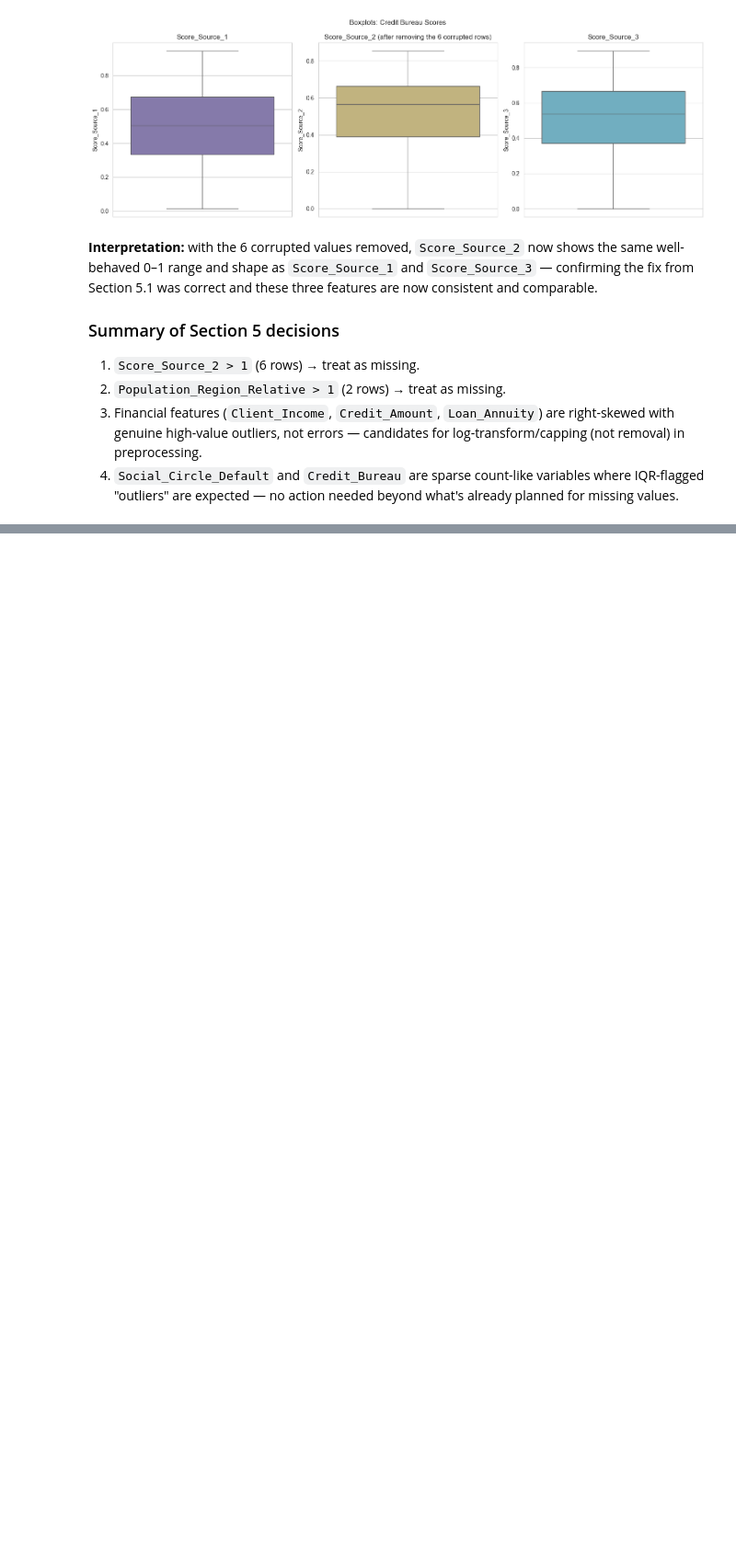
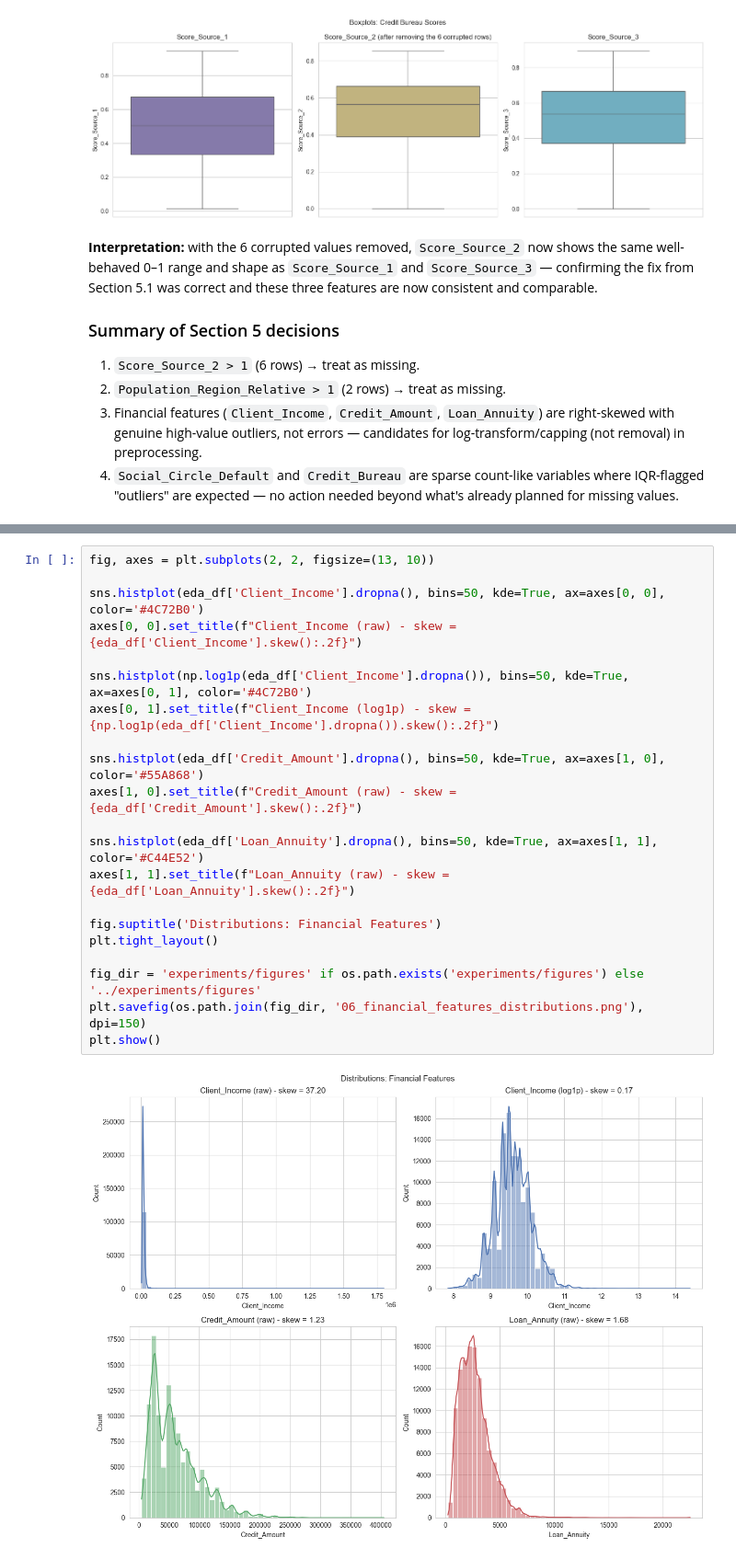
Before and after one commit to Pasiya990/FDM-AutoMobile_Loan_Default_Modelling, a Jupyter notebook: notebooks/02_eda.ipynb, the cells around one changed output, grey strips where cells are left out. Shown at 92% size. Cells and saved outputs as stored; diff of their text form; blank space fills up the shorter version.

Commit message:
Add EDA section 6: univariate distributions for numeric and categorical features

```diff
--- a/notebooks/02_eda.ipynb
+++ b/notebooks/02_eda.ipynb
@@ -416,0 +427,23 @@ plt.show()
+# %%
+fig, axes = plt.subplots(2, 2, figsize=(13, 10))
+
+sns.histplot(eda_df['Client_Income'].dropna(), bins=50, kde=True, ax=axes[0, 0], color='#4C72B0')
+axes[0, 0].set_title(f"Client_Income (raw) - skew = {eda_df['Client_Income'].skew():.2f}")
+
+sns.histplot(np.log1p(eda_df['Client_Income'].dropna()), bins=50, kde=True, ax=axes[0, 1], color='#4C72B0')
+axes[0, 1].set_title(f"Client_Income (log1p) - skew = {np.log1p(eda_df['Client_Income'].dropna()).skew():.2f}")
+
+sns.histplot(eda_df['Credit_Amount'].dropna(), bins=50, kde=True, ax=axes[1, 0], color='#55A868')
+axes[1, 0].set_title(f"Credit_Amount (raw) - skew = {eda_df['Credit_Amount'].skew():.2f}")
+
+sns.histplot(eda_df['Loan_Annuity'].dropna(), bins=50, kde=True, ax=axes[1, 1], color='#C44E52')
+axes[1, 1].set_title(f"Loan_Annuity (raw) - skew = {eda_df['Loan_Annuity'].skew():.2f}")
+
+fig.suptitle('Distributions: Financial Features')
+plt.tight_layout()
+
+fig_dir = 'experiments/figures' if os.path.exists('experiments/figures') else '../experiments/figures'
+plt.savefig(os.path.join(fig_dir, '06_financial_features_distributions.png'), dpi=150)
+plt.show()
+# %% [output]
+[figure, added]
```
Also changed, not shown: parts of 15 cells of this notebook, 4 other files.
